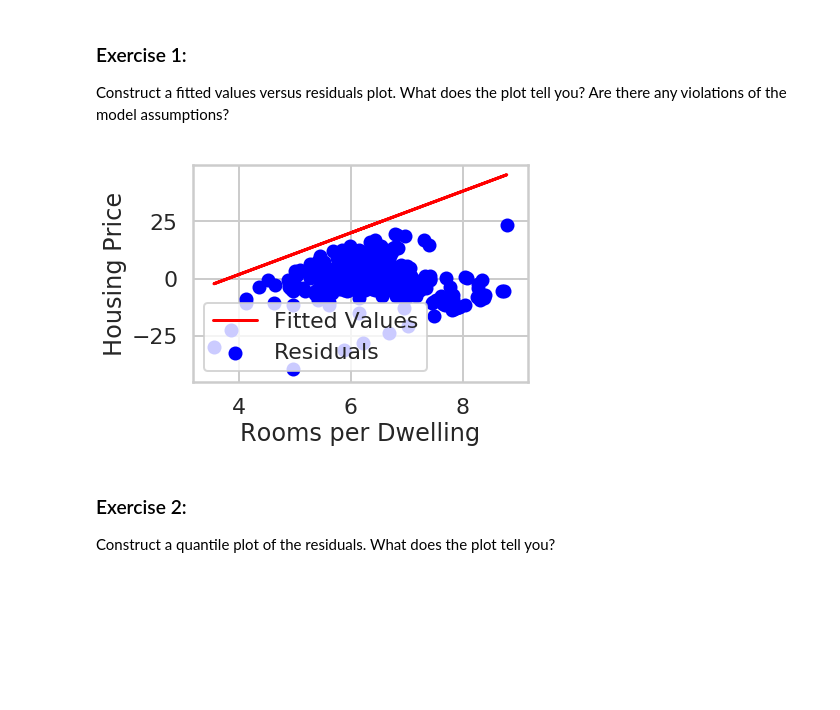
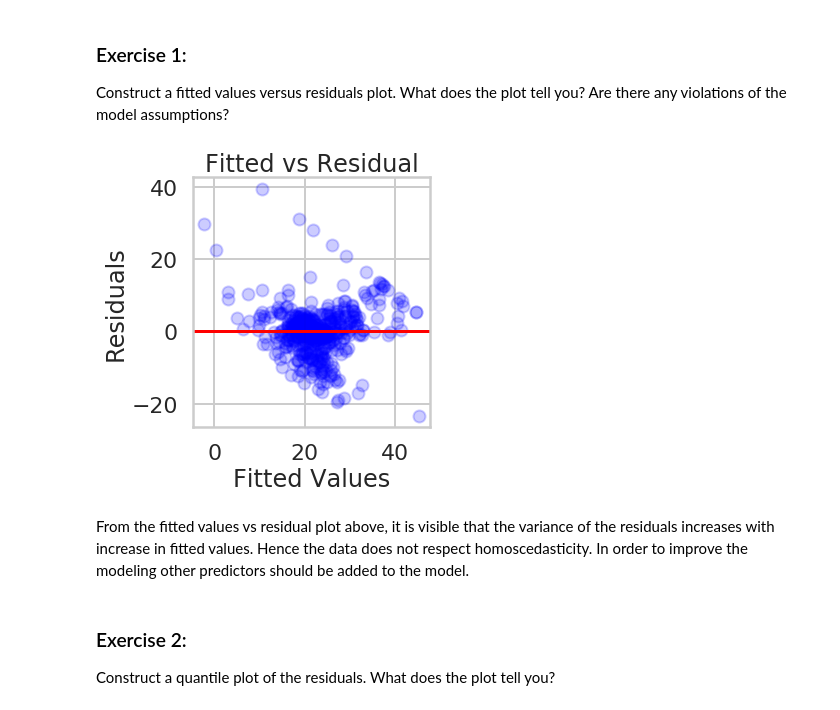
Before and after one commit to parijaparekh/Linear-Regression, a Jupyter notebook: Mini_Project_Linear_Regression.ipynb, the cells around one changed output. Saved outputs shown, nothing was run; the diff lists cells and outputs as text; code cells hidden in the pictures; blank space fills up the shorter version.

```diff
--- a/Mini_Project_Linear_Regression.ipynb
+++ b/Mini_Project_Linear_Regression.ipynb
@@ -1095,19 +1127,21 @@ Warnings:
 # %% [markdown]
 ### Exercise 1:
 Construct a fitted values versus residuals plot. What does the plot tell you? Are there any violations of the model assumptions?
-# %%
-residuals = reduced_m.fittedvalues - bos.PRICE
-X = np.linspace(1, 100, len(residuals))
-plt.plot(bos['RM'], reduced_m.fittedvalues,color='r')
-plt.scatter(bos.RM, residuals, color='b')
-plt.legend(['Fitted Values', 'Residuals'])
-#plt.xlim(0,10)
-#plt.ylim(0,20)
-plt.xlabel('Rooms per Dwelling')
-plt.ylabel('Housing Price')
-plt.show()
-# %% [output]
-[figure, removed]
+# %%
+residuals = bos.PRICE - reduced_m.fittedvalues
+X = np.linspace(1, 100, len(residuals))
+fig = plt.figure(figsize=[5,5])
+plt.scatter(x=reduced_m.fittedvalues, y=residuals, color='b', alpha=0.2)
+plt.axhline(y = 0, color='r')
+plt.xlabel('Fitted Values')
+plt.ylabel('Residuals')
+plt.title('Fitted vs Residual')
+plt.tight_layout()
+plt.show()
+# %% [output]
+[figure, added]
+# %% [markdown]
+From the fitted values vs residual plot above, it is visible that the variance of the residuals increases with increase in fitted values. Hence the data does not respect homoscedasticity. In order to improve the modeling other predictors should be added to the model.
 # %% [markdown]
 ### Exercise 2:
 Construct a quantile plot of the residuals. What does the plot tell you?
```
Also changed, not shown: parts of 55 cells of this notebook.
